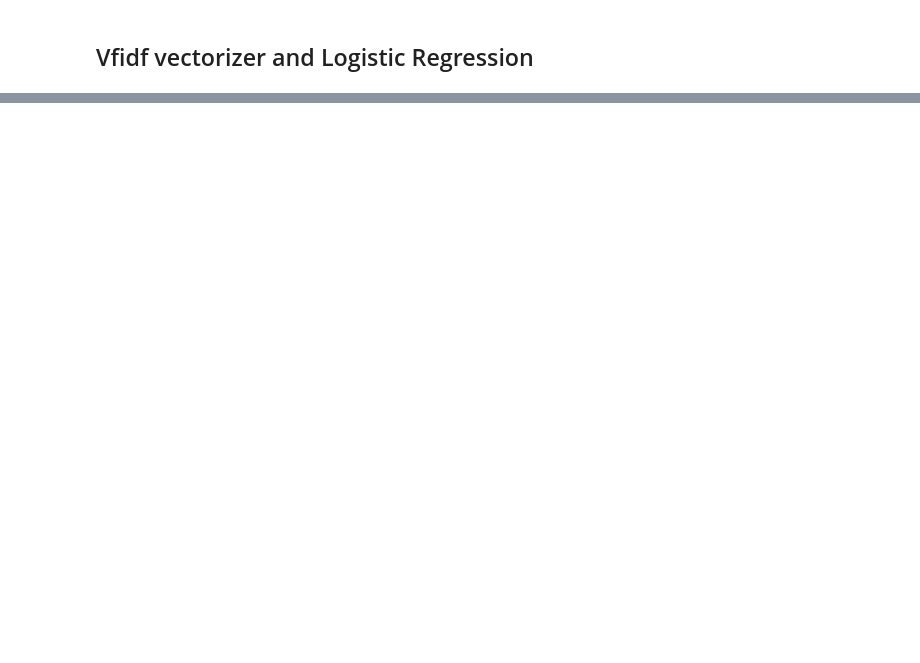
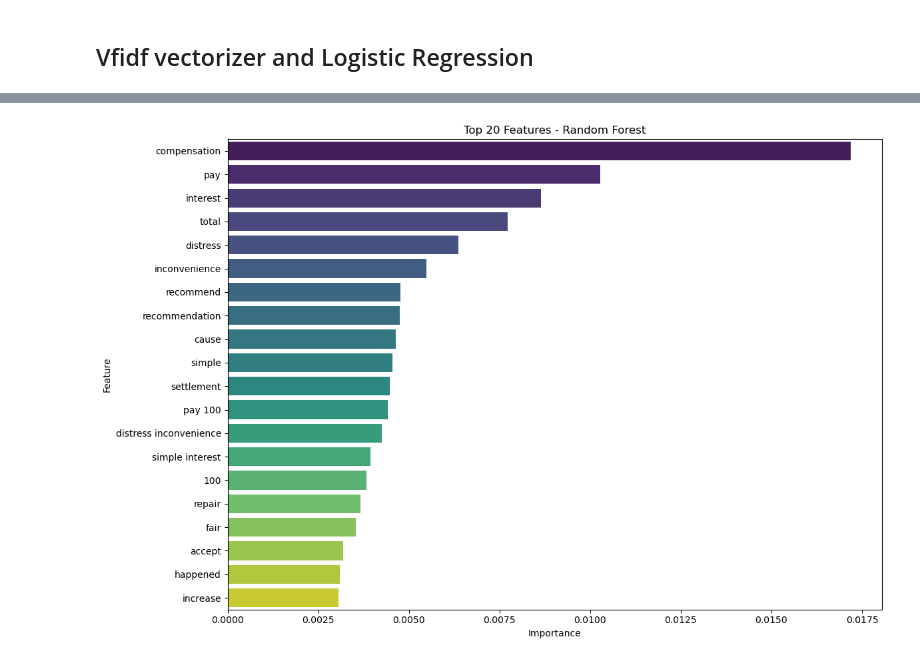
Before and after one commit to LeleVibrato/sb-code, a Jupyter notebook: em_classification.ipynb, the cells around one changed output, grey strips where cells are left out. Saved outputs shown, nothing was run; the diff lists cells and outputs as text; code cells hidden in the pictures; blank space fills up the shorter version.

Commit message:
update model

```diff
--- a/em_classification.ipynb
+++ b/em_classification.ipynb
@@ -222,7 +191,7 @@ from sklearn.model_selection import GridSearchCV
 # Create a pipeline with TfidfVectorizer and SVC
 svm_text_clf_pipeline = make_pipeline(
     TfidfVectorizer(),
-    SVC()
+    SVC(probability=True)
 )
 
 # Define parameter grid for GridSearchCV
@@ -270,5 +241,4 @@ Confusion Matrix:
 # %%
-## Vfidf vectorizer and RandomForest
 
 from sklearn.ensemble import RandomForestClassifier
 from sklearn.pipeline import make_pipeline
@@ -277,7 +247,7 @@ from sklearn.model_selection import GridSearchCV
 
 # Create a pipeline with TfidfVectorizer and RandomForestClassifier
 rf_text_clf_pipeline = make_pipeline(
-    TfidfVectorizer(),
+    TfidfVectorizer(decode_error='ignore'),
     RandomForestClassifier()
 )
 
@@ -324,0 +336,35 @@ Confusion Matrix:
+# %%
+## Feature Importance
+# Get the feature names from the TfidfVectorizer
+feature_names = best_rf_model.named_steps['tfidfvectorizer'].get_feature_names_out()
+
+# Get the feature importances from the RandomForestClassifier
+feature_importances = best_rf_model.named_steps['randomforestclassifier'].feature_importances_
+
+# Create a DataFrame with the feature names and feature importances
+feature_importance_df = pd.DataFrame({
+    'feature': feature_names,
+    'importance': feature_importances
+})
+
+# Get the top 20 features
+top_20_features = feature_importance_df.sort_values('importance', ascending=False).head(20)
+
+# Plot the top 20 features
+def plot_feature_importance(feature_df, title):
+    plt.figure(figsize=(12, 8))
+    sns.barplot(x='importance', y='feature', data=feature_df, palette='viridis')
+    plt.xlabel('Importance')
+    plt.ylabel('Feature')
+    plt.title(title)
+    plt.tight_layout()
+    # save the plot
+    if not os.path.exists('plots'):
+        os.makedirs('plots')
+    plt.savefig(f'plots/{title}.png', dpi=300)
+    plt.show()
+
+# plot the top 20 features
+plot_feature_importance(top_20_features, 'Top 20 Features - Random Forest')
+# %% [output]
+[figure, added]
```
Also changed, not shown: parts of 10 cells of this notebook, 33 other files.
